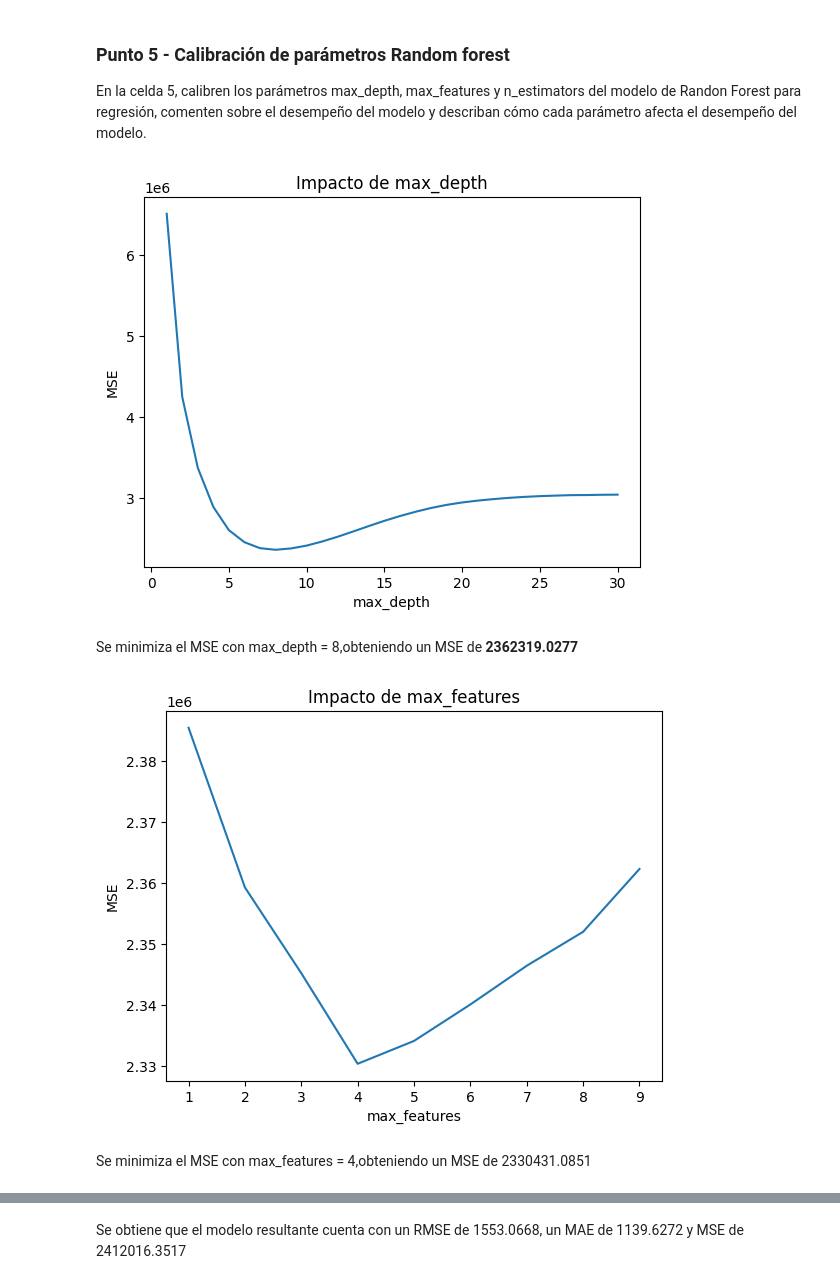
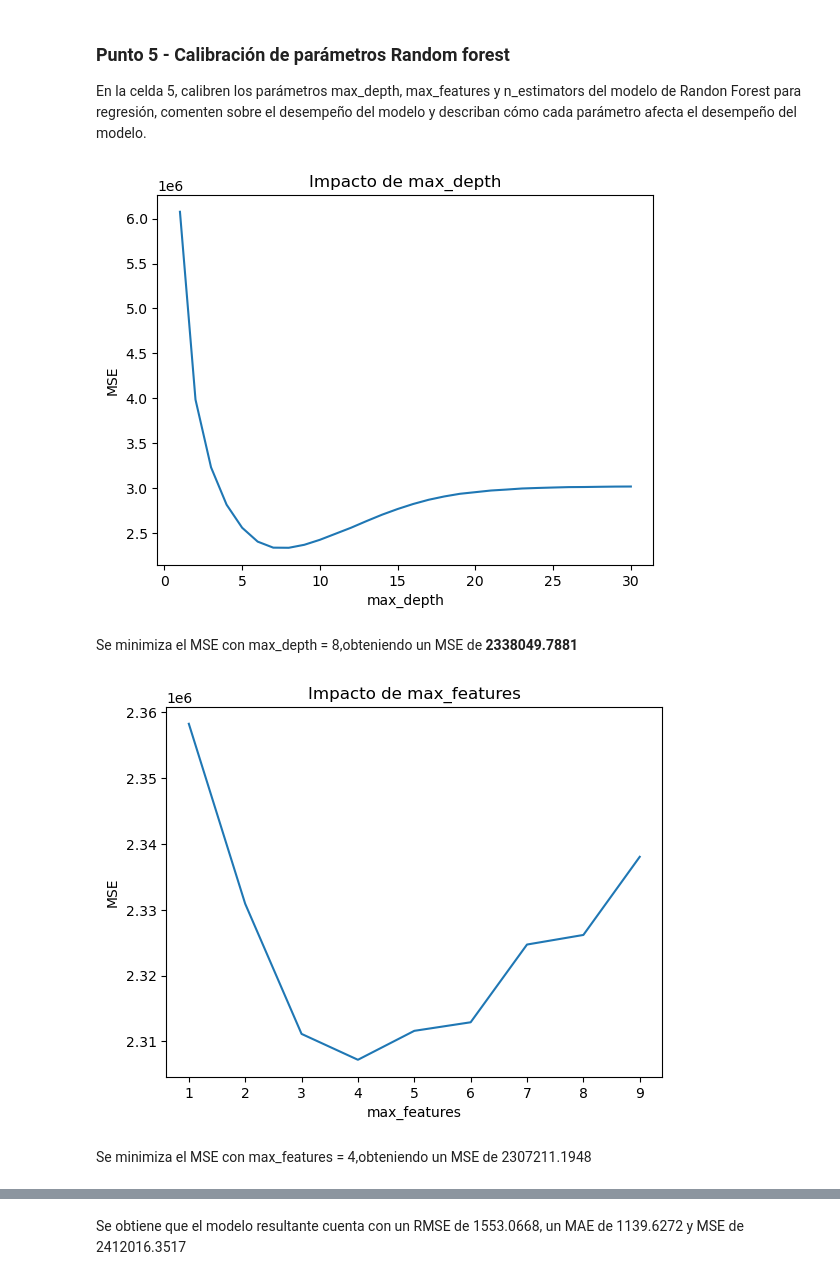
Before and after one commit to JohanManjarresMIAD/JohanManjarresMIAD-JohanManjarresMIAD-MIAD_ML_NLP_2026-Grupo_26, a Jupyter notebook: Semana 2/S2TC1_RandomForests_Boosting.ipynb, the cells around one changed output, grey strips where cells are left out. Drawn from its saved outputs; the diff is of its cells as text; code cells hidden in the pictures.

```diff
--- a/Semana 2/S2TC1_RandomForests_Boosting.ipynb
+++ b/Semana 2/S2TC1_RandomForests_Boosting.ipynb
@@ -425,31 +425,31 @@ En la celda 5, calibren los parámetros max_depth, max_features y n_estimators d
 # %%
 depth_range = range(1, 31)
 mse_depth = []
 
 for delph in depth_range:
     clf = RandomForestRegressor(max_depth=delph, random_state=40, n_jobs=-1)
-    score = cross_val_score(clf, X, y, cv=5, scoring='neg_mean_squared_error').mean()
+    score = cross_val_score(clf, X_train, y_train, cv=5, scoring='neg_mean_squared_error').mean()
     mse_depth.append(-score)
 
 plt.plot(depth_range, mse_depth)
 plt.xlabel('max_depth')
 plt.ylabel('MSE')
 plt.title('Impacto de max_depth')
 plt.show()
 
 best_depth = depth_range[np.argmin(mse_depth)]
 
 display(Markdown(f"""Se minimiza el MSE con max_depth = {best_depth},obteniendo un MSE de **{min(mse_depth):.4f}**"""))
 # %% [output]
-[figure, old version]
+[figure, new version]
-Se minimiza el MSE con max_depth = 8,obteniendo un MSE de **2362319.0277**
+Se minimiza el MSE con max_depth = 8,obteniendo un MSE de **2338049.7881**
 # %%
 feature_range = range(1, X.shape[1]+1)
 mse_features = []
 
 for feature in feature_range:
     clf = RandomForestRegressor(max_depth=8,max_features=feature, random_state=40, n_jobs=-1)
-    score = cross_val_score(clf, X, y, cv=5, scoring='neg_mean_squared_error').mean()
+    score = cross_val_score(clf, X_train, y_train, cv=5, scoring='neg_mean_squared_error').mean()
     mse_features.append(-score)
 
 plt.plot(feature_range, mse_features)
@@ -462,8 +462,8 @@ best_features = feature_range[np.argmin(mse_features)]
 
 display(Markdown(f"""Se minimiza el MSE con max_features = {best_features},obteniendo un MSE de {min(mse_features):.4f}"""))
 # %% [output]
-[figure, old version]
+[figure, new version]
-Se minimiza el MSE con max_features = 4,obteniendo un MSE de 2330431.0851
+Se minimiza el MSE con max_features = 4,obteniendo un MSE de 2307211.1948
 # %%
 # Celda 5
 estimator_range = range(10, 310, 10)
```
Also changed, not shown: parts of 20 cells of this notebook.
